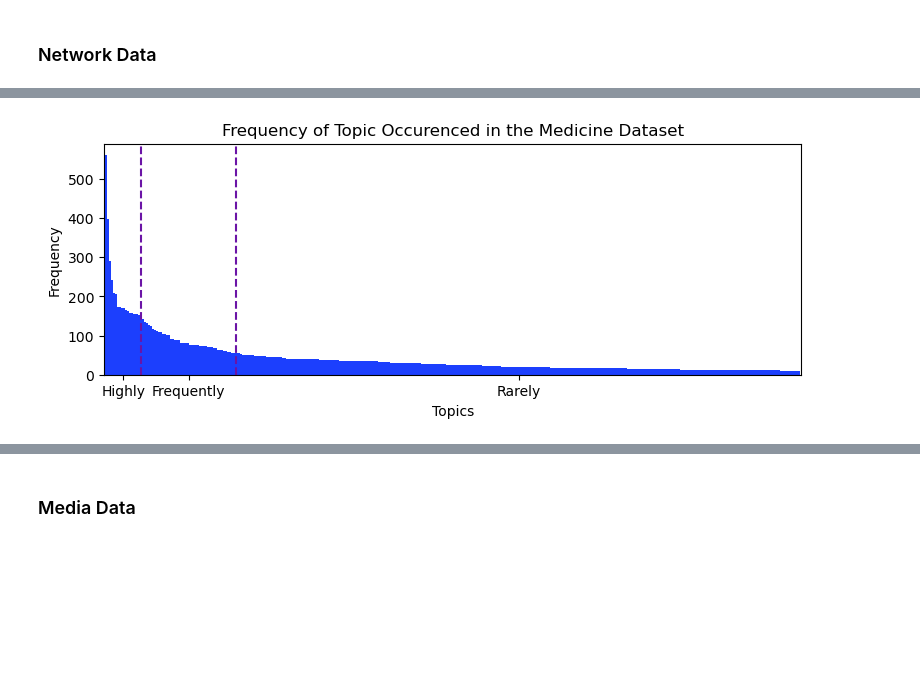
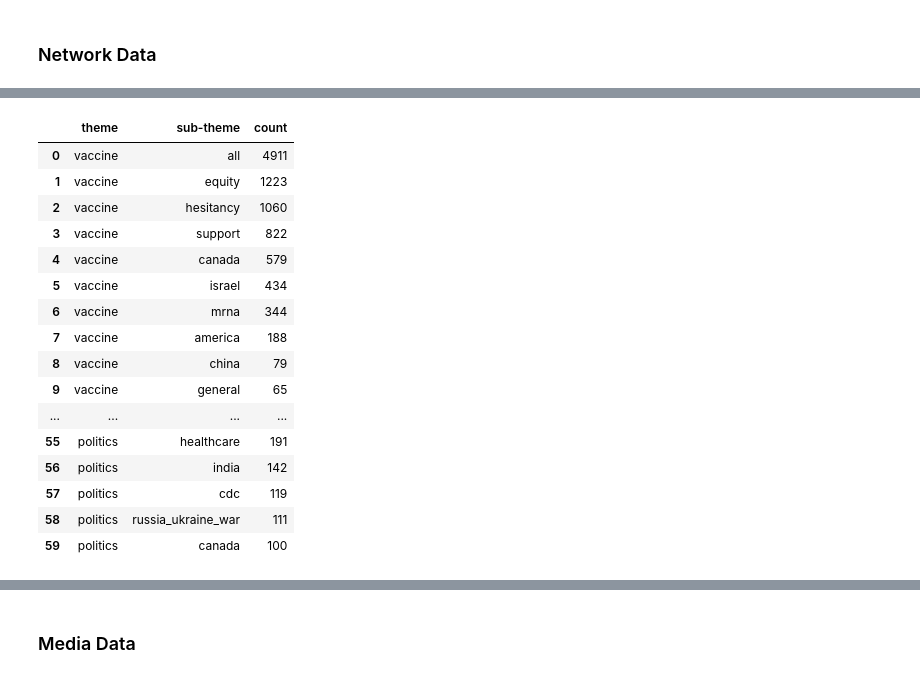
Before and after one commit to janthonas/Vaccine-Tweet-Modelling, a Jupyter notebook: data_analysis/Topic Analysis.ipynb, the cells around one changed output, grey strips where cells are left out. Drawn from its saved outputs; the diff is of its cells as text; code cells hidden in the pictures; blank space fills up the shorter version.

```diff
--- a/data_analysis/Topic Analysis.ipynb
+++ b/data_analysis/Topic Analysis.ipynb
@@ -111 +53,52 @@ plt.show()
+# %%
+# Building dataframe
+network_organized_data_grouped = network_organized_data.groupby(['theme', 'sub-theme'])['count'].sum().reset_index()
+
+network_organized_data_df = network_organized_data_grouped.groupby('theme')['count'].sum().reset_index()
+network_organized_data_df['sub-theme'] = 'all'
+
+network_organized_data_df = pd.concat([network_organized_data_grouped, network_organized_data_df], ignore_index=True)
+
+network_organized_data_df = network_organized_data_df.sort_values(by=['theme', 'sub-theme']).reset_index(drop=True)
+# %%
+# Sorting themes in dataframe
+network_organized_data_df = network_organized_data_df.sort_values(by=['theme', 'sub-theme'])
+
+network_organized_data_df['all_value'] = network_organized_data_df.groupby('theme')['count'].transform(lambda x: x[network_organized_data_df['sub-theme'] == 'all'].max())
+
+network_organized_data_df = network_organized_data_df.sort_values(by='all_value', ascending=False).drop(columns=['all_value'])
+# %%
+# Sorting sub-themes in dataframe
+network_organized_data_df = network_organized_data_df.sort_values(by=['theme', 'count'], ascending=[True, False])
+
+network_organized_data_df['is_all'] = network_organized_data_df['sub-theme'] == 'all'
+
+theme_order = network_organized_data_df[network_organized_data_df['is_all']].sort_values(by='count', ascending=False).set_index('theme')['count']
+
+network_organized_data_df['theme_order'] = network_organized_data_df['theme'].map(theme_order)
+network_organized_data_df = network_organized_data_df.sort_values(by=['theme_order', 'is_all', 'count'], ascending=[False, False, False])
+
+network_organized_data_df = network_organized_data_df.drop(columns=['is_all', 'theme_order'])
+
+network_organized_data_df = network_organized_data_df.reset_index(drop=True)
+# %%
+network_organized_data_df.head(60)
+# %% [output]
+|  | theme | sub-theme | count |
+| 0 | vaccine | all | 4911 |
+| 1 | vaccine | equity | 1223 |
+| 2 | vaccine | hesitancy | 1060 |
+| 3 | vaccine | support | 822 |
+| 4 | vaccine | canada | 579 |
+| 5 | vaccine | israel | 434 |
+| 6 | vaccine | mrna | 344 |
+| 7 | vaccine | america | 188 |
+| 8 | vaccine | china | 79 |
+| 9 | vaccine | general | 65 |
+| ... | ... | ... | ... |
+| 55 | politics | healthcare | 191 |
+| 56 | politics | india | 142 |
+| 57 | politics | cdc | 119 |
+| 58 | politics | russia_ukraine_war | 111 |
+| 59 | politics | canada | 100 |
 # %% [markdown]
@@ -133,23 +105,0 @@ bottom_perc_tick = (bottom_pos_index + len(medicine_topics_pruned))/2
-# %%
-# Creating the graph
-plt.figure(figsize=(9, 3))
-plt.bar(range(len(medicine_topics_pruned)), medicine_topics_pruned, color='#1c3ffd', width=1)
-plt.title('Frequency of Topic Occurenced in the Medicine Dataset')
-plt.xlabel('Topics')
-plt.ylabel('Frequency')
-# Remove x-axis ticks and labels
-plt.xticks(ticks=[])
-# Adjust the x-axis limits to remove space
-plt.xlim(-1, len(medicine_topics_pruned))
-
-custom_ticks = [top_perc_tick, middle_perc_tick, bottom_perc_tick]  # Example positions
-custom_labels = ['Highly', 'Frequently', 'Rarely']  # Example labels
-
-plt.xticks(custom_ticks, custom_labels)
-
-plt.axvline(x=top_pos_index, color='#6b14a6', linestyle='--')
-plt.axvline(x=bottom_pos_index, color='#6b14a6', linestyle='--')
-
-plt.show()
-# %% [output]
-[figure, removed]
```
Also changed, not shown: parts of 66 cells of this notebook, 7 other files.
